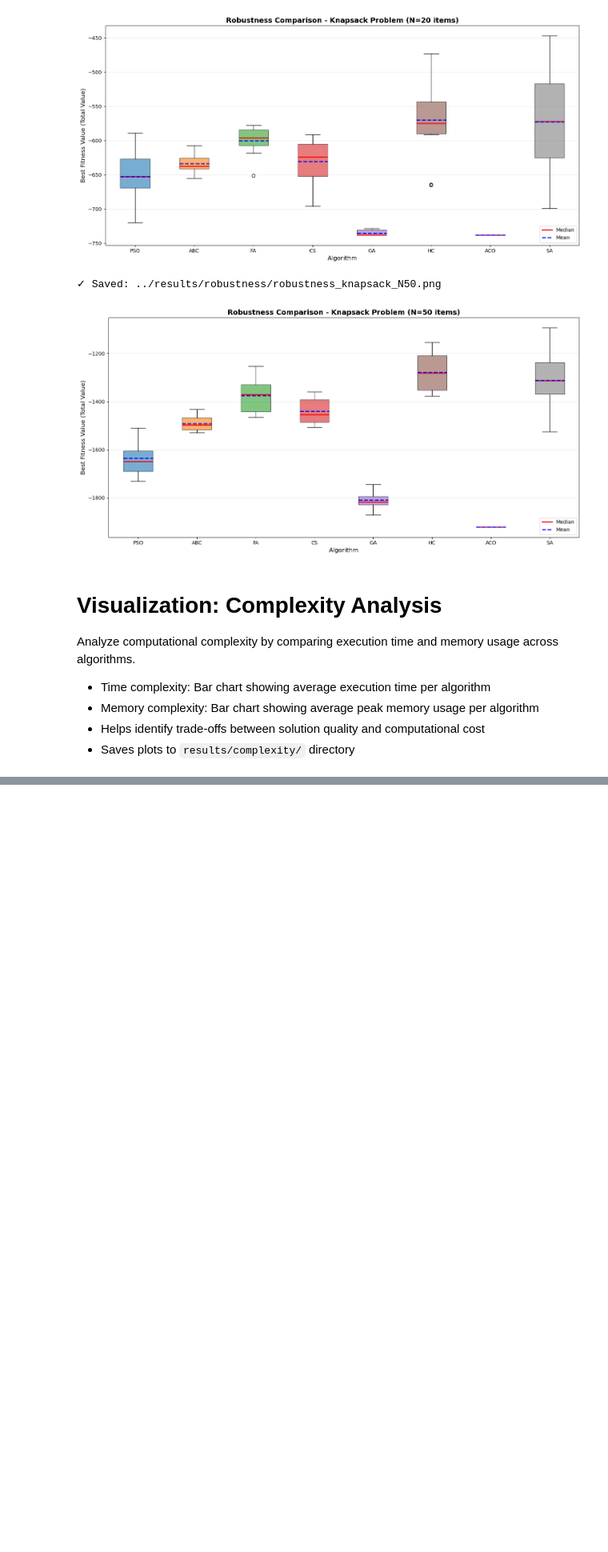
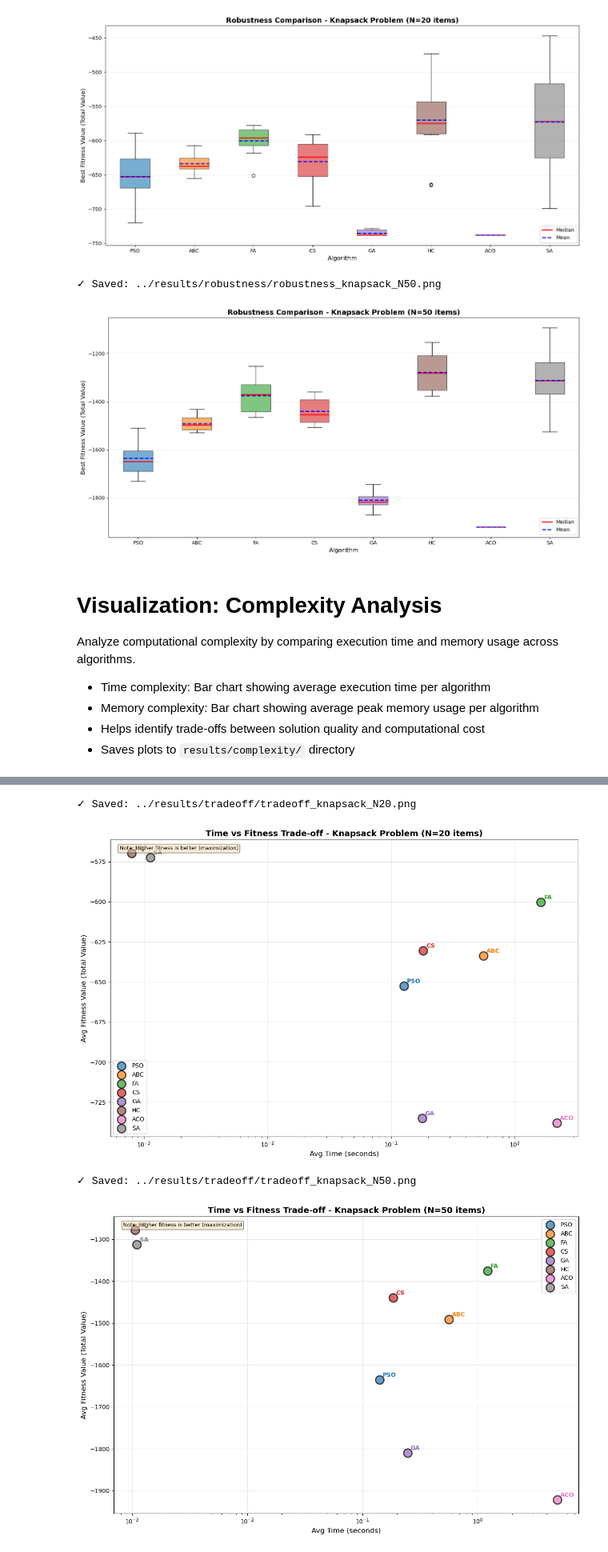
Before and after one commit to lee-vtruong/CS-AI-N3, a Jupyter notebook: notebooks/02_Experiment_Knapsack.ipynb, the cells around one changed output, grey strips where cells are left out. Shown at 80% size. Saved outputs shown, nothing was run; the diff lists cells and outputs as text; code cells hidden in the pictures; blank space fills up the shorter version.

```diff
--- a/notebooks/02_Experiment_Knapsack.ipynb
+++ b/notebooks/02_Experiment_Knapsack.ipynb
@@ -564,0 +575,74 @@ for n in N_ITEMS_LIST:
+# %%
+# Color scheme
+colors = {
+    'PSO': '#1f77b4',
+    'ABC': '#ff7f0e',
+    'FA': '#2ca02c',
+    'CS': '#d62728',
+    'GA': '#9467bd',
+    'HC': '#8c564b',
+    'ACO': '#e377c2',
+    'SA': '#7f7f7f'
+}
+
+algorithms = ['PSO', 'ABC', 'FA', 'CS', 'GA', 'HC', 'ACO', 'SA']
+
+# Prepare data from results_summary
+data = {}
+for entry in results_summary:
+    algo = entry[0]      # Algorithm
+    n_items = entry[1]   # N_Items
+    avg_fitness = entry[2]  # Avg_Fitness
+    avg_time = entry[6]    # Avg_Time
+
+    key = f"{algo}_N{n_items}"
+    if key not in data:
+        data[key] = {'algo': algo, 'n_items': n_items, 'fitness': avg_fitness, 'time': avg_time}
+
+# Create plots for each problem size
+for n in N_ITEMS_LIST:
+    fig, ax = plt.subplots(figsize=(12, 8))
+
+    # Plot each algorithm as a point
+    for algo in algorithms:
+        key = f"{algo}_N{n}"
+        if key in data:
+            x = data[key]['time']
+            y = data[key]['fitness']
+            ax.scatter(x, y, s=200, color=colors[algo], alpha=0.7,
+                      edgecolors='black', linewidth=2, label=algo, zorder=3)
+            # Add algorithm label near the point
+            ax.annotate(algo, (x, y), xytext=(5, 5), textcoords='offset points',
+                       fontsize=10, fontweight='bold', color=colors[algo])
+
+    ax.set_xlabel('Avg Time (seconds)', fontsize=12)
+    ax.set_ylabel('Avg Fitness Value (Total Value)', fontsize=12)
+    ax.set_title(f'Time vs Fitness Trade-off - Knapsack Problem (N={n} items)',
+                 fontsize=14, fontweight='bold')
+    ax.grid(True, alpha=0.3)
+    ax.set_xscale('log')  # Log scale for time (better visualization)
+
+    # Add legend
+    ax.legend(loc='best', fontsize=10, framealpha=0.9)
+
+    # Add note about optimization direction
+    ax.text(0.02, 0.98, 'Note: Higher fitness is better (maximization)',
+            transform=ax.transAxes, fontsize=9, verticalalignment='top',
+            bbox=dict(boxstyle='round', facecolor='wheat', alpha=0.5))
+
+    plt.tight_layout()
+
+    # Save figure
+    results_output_dir = os.path.join('..', 'results', 'tradeoff')
+    os.makedirs(results_output_dir, exist_ok=True)
+    output_file = os.path.join(results_output_dir, f'tradeoff_knapsack_N{n}.png')
+    plt.savefig(output_file, dpi=300, bbox_inches='tight')
+    print(f"✓ Saved: {output_file}")
+
+    # Display in notebook
+    plt.show()
+# %% [output]
+✓ Saved: ../results/tradeoff/tradeoff_knapsack_N20.png
+[figure, added]
+✓ Saved: ../results/tradeoff/tradeoff_knapsack_N50.png
+[figure, added]
```
Also changed, not shown: parts of 2 cells of this notebook, 19 other files.
